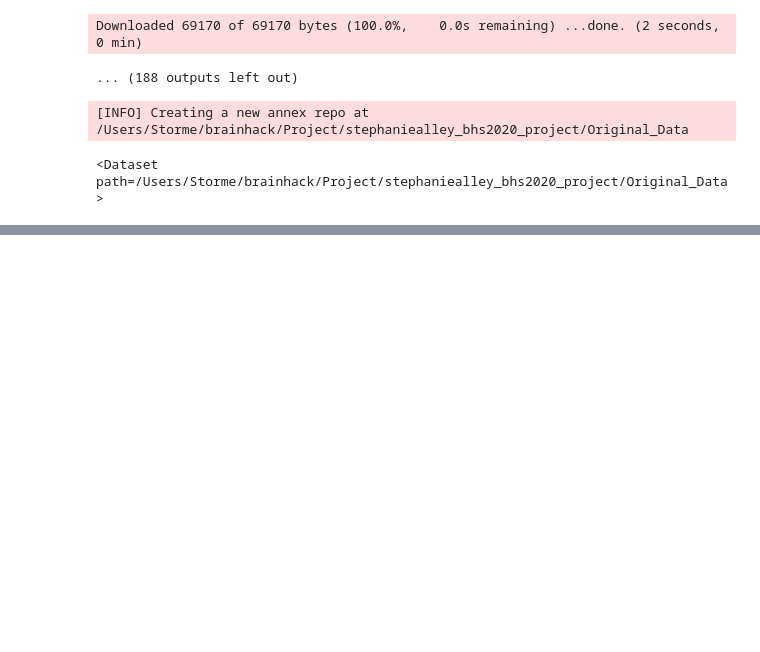
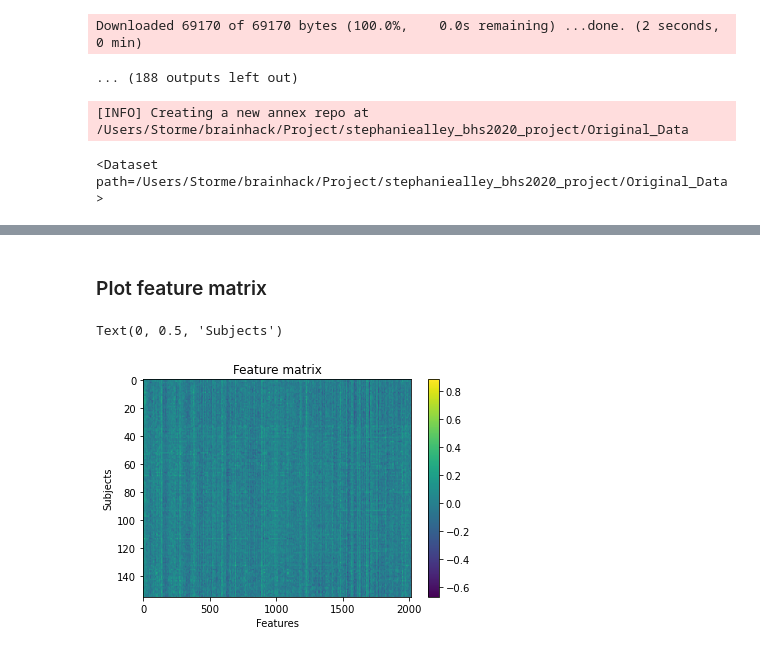
Before and after one commit to brainhack-school2020/stephaniealley_bhs2020_project, a Jupyter notebook: Command_Files/rs-fMRI_age_prediction.ipynb, the cells around one changed output, grey strips where cells are left out. Saved outputs shown, nothing was run; the diff lists cells and outputs as text; code cells hidden in the pictures; blank space fills up the shorter version.

```diff
--- a/Command_Files/rs-fMRI_age_prediction.ipynb
+++ b/Command_Files/rs-fMRI_age_prediction.ipynb
@@ -53,0 +155,21 @@ api.save(path='../Original_Data', message='Fetch development_fMRI dataset using
+# %%
+# Initialize correlation measure for SVR model
+# Set to vectorize
+correlation_measure = ConnectivityMeasure(kind='correlation', vectorize=True, # Set to vectorize
+                                         discard_diagonal=True)               # Discard diagonal
+
+all_features = [] # Empty list for containing all features (correlations)
+
+# Extract signal based on labels defined by atlas
+for i,sub in enumerate(data.func):
+    # Extract timeseries from each ROI in atlas
+    time_series = masker.fit_transform(sub, confounds=data.confounds[i])
+    # Create region x region correlation matrix
+    correlation_matrix = correlation_measure.fit_transform([time_series])[0]
+    # Add correlation matrix to feature container
+    all_features.append(correlation_matrix)
+    # Track progress
+    print('finished %s of %s'%(i+1,len(data.func)))
+
+# Convert feature list to numpy array
+X_features = np.array(all_features)
@@ -53,0 +194,13 @@ api.save(path='../Original_Data', message='Fetch development_fMRI dataset using
+# %% [markdown]
+### Plot feature matrix
+# %%
+import matplotlib.pyplot as plt
+
+plt.imshow(X_features, aspect='auto')
+plt.colorbar()
+plt.title('Feature matrix')
+plt.xlabel('Features')
+plt.ylabel('Subjects')
+# %% [output]
+Text(0, 0.5, 'Subjects')
+[figure, added]
```
Also changed, not shown: parts of 24 cells of this notebook, 10 other files.
